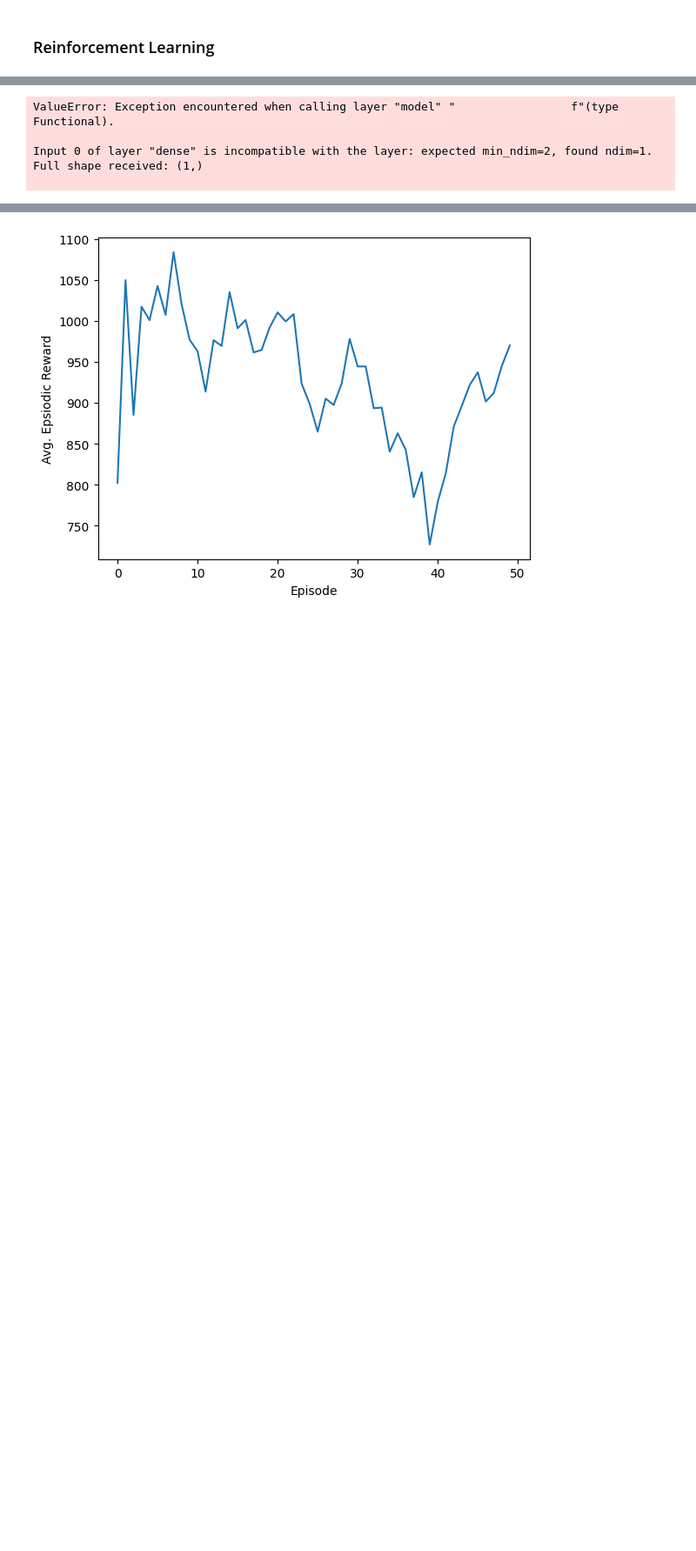
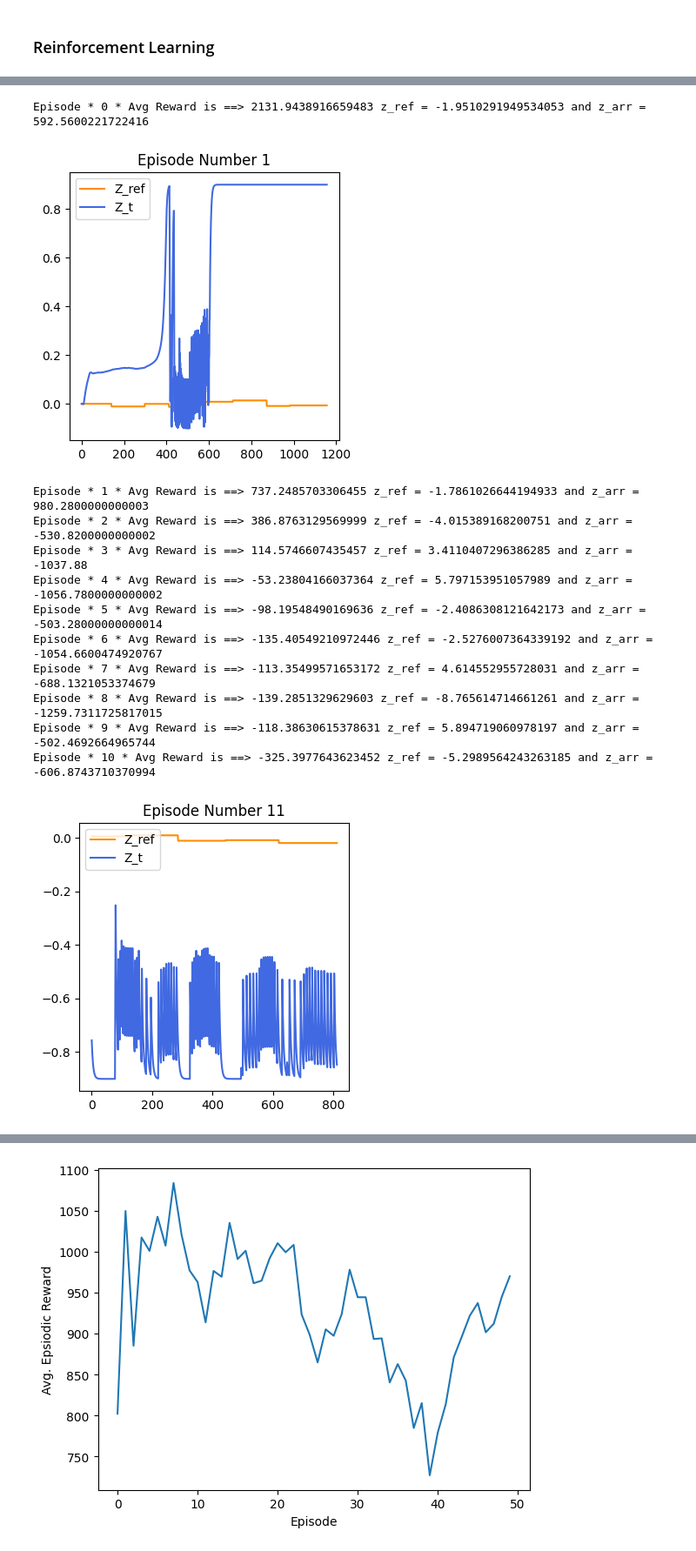
Before and after one commit to NasonovIvan/NN-plasma-control, a Jupyter notebook: src/main.ipynb, the cells around one changed output, grey strips where cells are left out. Shown at 87% size. Cells and saved outputs as stored; diff of their text form; code cells hidden in the pictures; blank space fills up the shorter version.

```diff
--- a/src/main.ipynb
+++ b/src/main.ipynb
@@ -255,7 +255,7 @@ def get_critic():
 
     return model
 # %%
-std_dev = 0.1
+std_dev = 0.001
 ou_noise = OUActionNoise(mean=np.zeros(1), std_deviation=float(std_dev) * np.ones(1))
 
 actor_model = get_actor()
@@ -281,4 +281,4 @@ gamma = 0.98
 # Used to update target networks
 tau = 0.01
 
-buffer = Buffer(1000, 32)
+buffer = Buffer(5000, 32)
@@ -288,19 +285,23 @@ To enable them in other operations, rebuild TensorFlow with the appropriate comp
 # %%
+# Length between z_t and z_ref
+def length_z(z_ref, z_t):
+    return abs(z_ref - z_t)
+
 # loss function
 def loss(z_ref, z_t):
     return np.power(z_ref - z_t, 2)
 
 # reward function
-def GetReward(z_ref, z_t):
-    loss_value = loss(z_ref, z_t)
-    r = -np.log(loss_value) - np.power(loss_value, 2) #* np.exp(loss_value)
+def GetReward(z_ref, state):
+    loss_value = loss(z_ref, state[1])
+    r = -np.log(loss_value) - np.power(state[0], 2) #* np.exp(loss_value)
     return r
 
 # generate z_ref command
 def z_ref_generate():
     coeff = []
     values = []
-    amount = np.random.randint(1, 3)
+    amount = np.random.randint(3, 15)
 
     for i in range(amount):
         coeff.append(np.random.randint(100,200))
@@ -320,9 +321,9 @@ def x_calculate(x, u, A, B):
     return A * x + B * u
 
 # transition function from S state to S' state
-def transition(x, u, C):
+def transition(x, u, C, z_ref):
     z_t = C * x
-    return z_t
+    return (length_z(z_ref, z_t), z_t, z_ref, u)
 # %%
 def policy(state, noise_object):
     # error = loss(target_state, state)
@@ -354,15 +355,22 @@ C = 1
 x = 0
 u = 0
 
-total_episodes = 50
+
+total_episodes = 500
 for ep in range(total_episodes):
-
-    prev_state = u
-    episodic_reward = 0
 
     z_ref = z_ref_generate()
     z_ref = np.array(z_ref)
     z_arr = []
+
+    x = x_calculate(x, u, A, B)
+    z_t = C * x
+
+    prev_state = (length_z(z_ref[0], z_t), z_t, z_ref[0], u)
+    episodic_reward = 0
+
+    t = 0
+    dt = 1
 
     for step in range(z_ref.shape[0]):
     # while percent(z_ref[step], state)
@@ -370,7 +378,7 @@ for ep in range(total_episodes):
         # But not in a python notebook.
         # env.render()
 
-        prev_state = z_ref[step]
+        # prev_state = z_ref[step]
 
         tf_prev_state = tf.expand_dims(tf.convert_to_tensor(prev_state), 0)
         # z_ref = tf.expand_dims(tf.convert_to_tensor(), 0)
@@ -378,40 +386,51 @@ for ep in range(total_episodes):
         action = policy(tf_prev_state, ou_noise)
         # Recieve state and reward from environment.
         x = x_calculate(x, float(action[0]), A, B)
-        state = transition(x, float(action[0]), C)
+        state = transition(x, float(action[0]), C, z_ref[t])
         # state = float(action[0])
-        reward = GetReward(z_ref[step], state)
-        z_arr.append(state)
+        reward = GetReward(z_ref[t], state)
+        z_arr.append(state[1])
 
         buffer.record((prev_state, action, reward, state))
         episodic_reward += reward
 
         buffer.learn()
         update_target(target_actor.variables, actor_model.variables, tau)
         update_target(target_critic.variables, critic_model.variables, tau)
+
+        t += dt
 
         prev_state = state
 
     ep_reward_list.append(episodic_reward)
     # Mean of last 10 episodes
     avg_reward = np.mean(ep_reward_list[-10:])
     print("Episode * {} * Avg Reward is ==> {}".format(ep, avg_reward),
         "z_ref = {} and z_arr = {}".format(np.sum(z_ref), np.sum(np.array(z_arr))))
     avg_reward_list.append(avg_reward)
 
     if ep % 10 == 0:
         fig, ax = plt.subplots(figsize=(4, 4))
         # ax.axis('equal')
         title = "{} {}".format("Episode Number", ep+1)
 
         ax.plot(z_ref, color = 'darkorange', label = 'Z_ref')
         ax.plot(z_arr, color = 'royalblue', label = 'Z_t')
 
         ax.legend(loc = 'upper left')
         plt.title(title)
         plt.show()
 # %% [output]
-ValueError: Exception encountered when calling layer "model" "                 f"(type Functional).
-
-Input 0 of layer "dense" is incompatible with the layer: expected min_ndim=2, found ndim=1. Full shape received: (1,)
-
+Episode * 0 * Avg Reward is ==> 2131.9438916659483 z_ref = -1.9510291949534053 and z_arr = 592.5600221722416
+[figure, added]
+Episode * 1 * Avg Reward is ==> 737.2485703306455 z_ref = -1.7861026644194933 and z_arr = 980.2800000000003
+Episode * 2 * Avg Reward is ==> 386.8763129569999 z_ref = -4.015389168200751 and z_arr = -530.8200000000002
+Episode * 3 * Avg Reward is ==> 114.5746607435457 z_ref = 3.4110407296386285 and z_arr = -1037.88
+Episode * 4 * Avg Reward is ==> -53.23804166037364 z_ref = 5.797153951057989 and z_arr = -1056.7800000000002
+Episode * 5 * Avg Reward is ==> -98.19548490169636 z_ref = -2.4086308121642173 and z_arr = -503.28000000000014
+Episode * 6 * Avg Reward is ==> -135.40549210972446 z_ref = -2.5276007364339192 and z_arr = -1054.6600474920767
+Episode * 7 * Avg Reward is ==> -113.35499571653172 z_ref = 4.614552955728031 and z_arr = -688.1321053374679
+Episode * 8 * Avg Reward is ==> -139.2851329629603 z_ref = -8.765614714661261 and z_arr = -1259.7311725817015
+Episode * 9 * Avg Reward is ==> -118.38630615378631 z_ref = 5.894719060978197 and z_arr = -502.4692664965744
+Episode * 10 * Avg Reward is ==> -325.3977643623452 z_ref = -5.2989564243263185 and z_arr = -606.8743710370994
+[figure, added]
```
Also changed, not shown: parts of 5 cells of this notebook.
